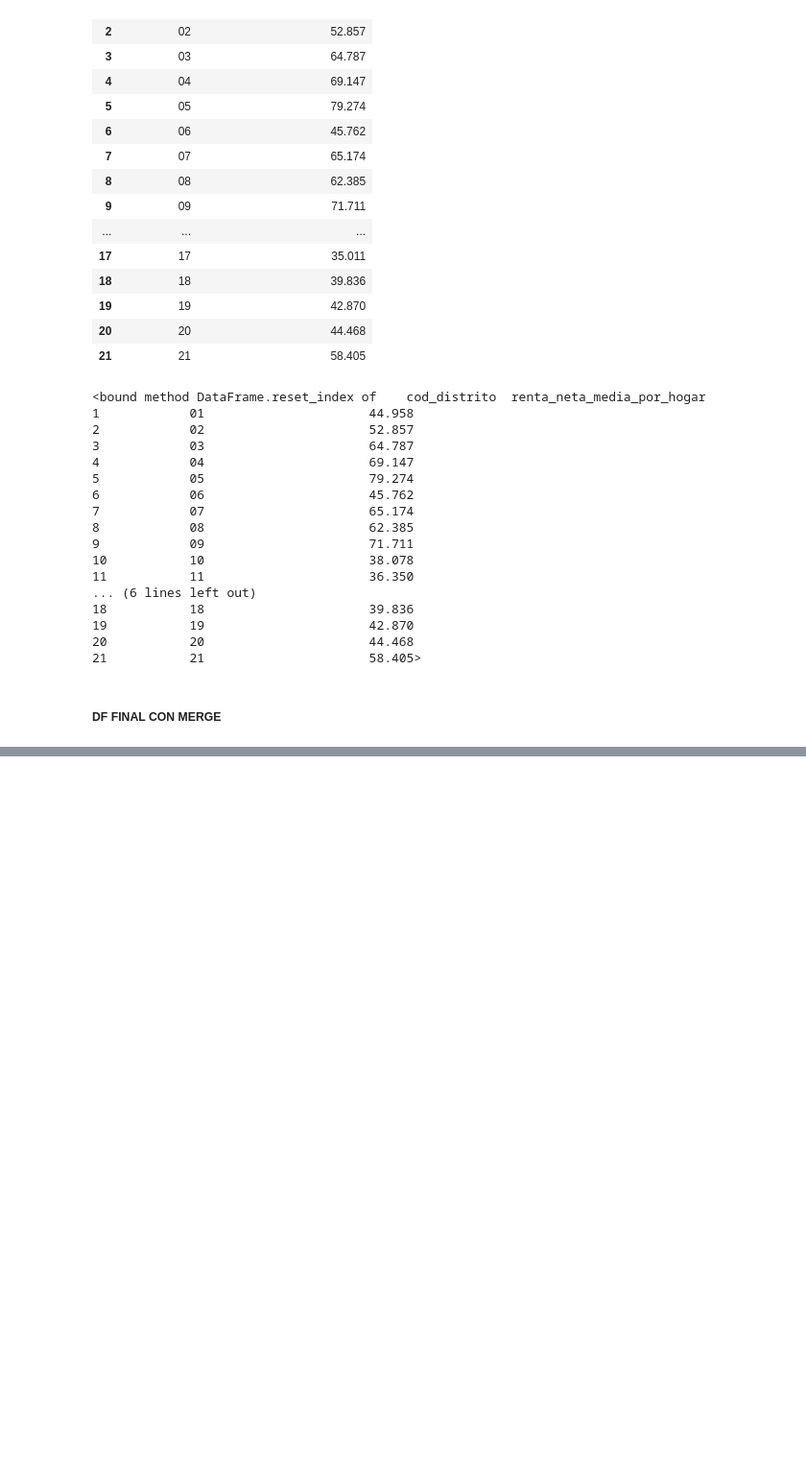
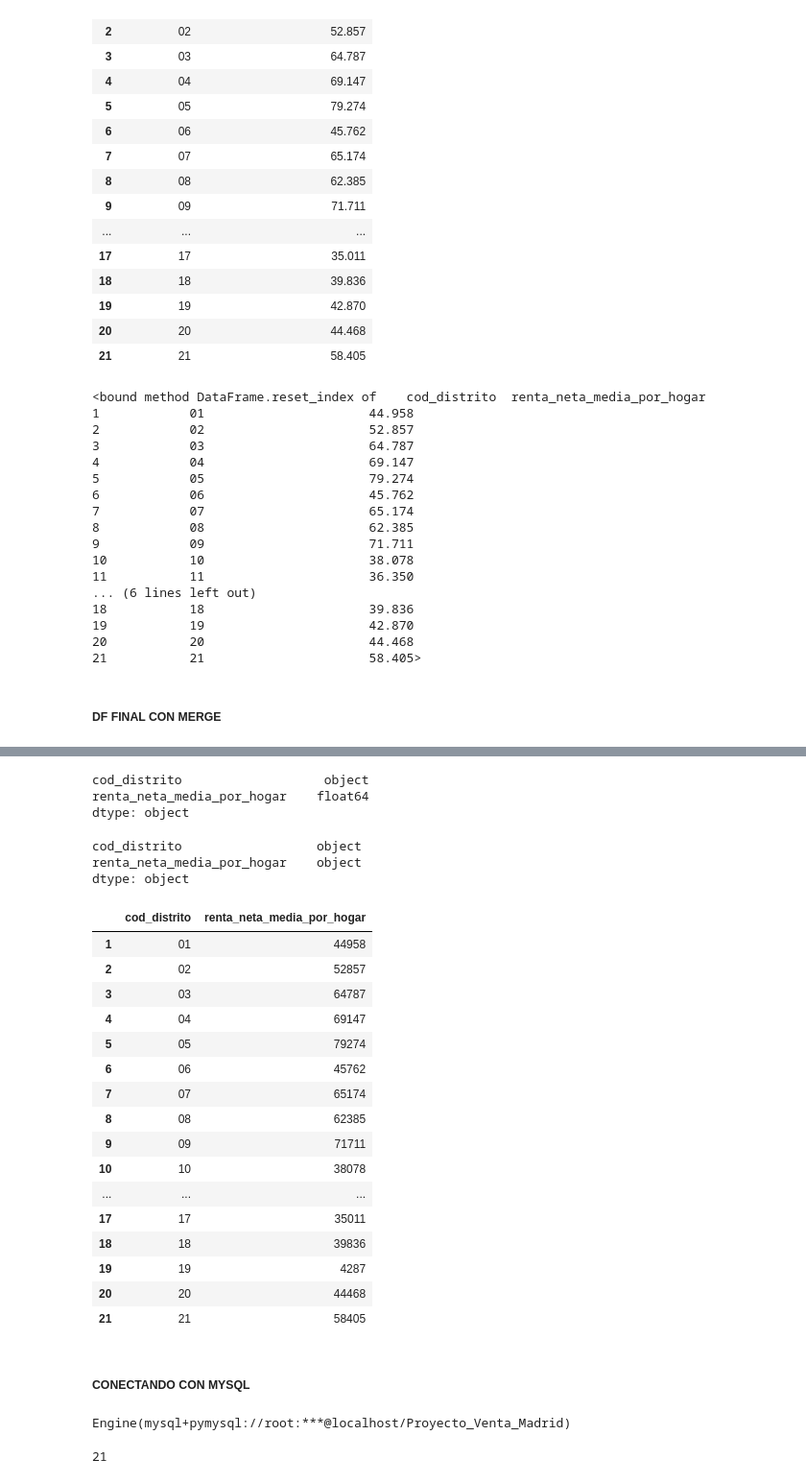
Before and after one commit to carmamenriosrodriguez/Proyecto-Venta-Madrid, a Jupyter notebook: Limpieza_Madrid.ipynb, the cells around one changed output, grey strips where cells are left out. Shown at 96% size. Saved outputs shown, nothing was run; the diff lists cells and outputs as text; code cells hidden in the pictures; blank space fills up the shorter version.

```diff
--- a/Limpieza_Madrid.ipynb
+++ b/Limpieza_Madrid.ipynb
@@ -474,3 +474,39 @@ df_final.head(10)
 | 9 | madrid | chamberi | Piso en Blanca de Navarra, 4, Alm... | 1847800 | 139 | 2.0 | S | 3ª | 0 | ... |
 # %%
 df_final.to_csv('df_final.csv', index=False)
+# %%
+df_renta.dtypes
+# %% [output]
+cod_distrito                   object
+renta_neta_media_por_hogar    float64
+dtype: object
+# %%
+df_renta['renta_neta_media_por_hogar'] = df_renta['renta_neta_media_por_hogar'].astype(str)
+# %%
+df_renta.dtypes
+# %% [output]
+cod_distrito                  object
+renta_neta_media_por_hogar    object
+dtype: object
+# %%
+df_renta['renta_neta_media_por_hogar'] = df_renta['renta_neta_media_por_hogar'].apply(lambda x: x.replace('.',''))
+# %%
+df_renta
+# %% [output]
+|  | cod_distrito | renta_neta_media_por_hogar |
+| 1 | 01 | 44958 |
+| 2 | 02 | 52857 |
+| 3 | 03 | 64787 |
+| 4 | 04 | 69147 |
+| 5 | 05 | 79274 |
+| 6 | 06 | 45762 |
+| 7 | 07 | 65174 |
+| 8 | 08 | 62385 |
+| 9 | 09 | 71711 |
+| 10 | 10 | 38078 |
+| ... | ... | ... |
+| 17 | 17 | 35011 |
+| 18 | 18 | 39836 |
+| 19 | 19 | 4287 |
+| 20 | 20 | 44468 |
+| 21 | 21 | 58405 |
@@ -476,0 +515,2 @@ df_final.to_csv('df_final.csv', index=False)
+# %% [markdown]
+##### CONECTANDO CON MYSQL
@@ -476,0 +524,12 @@ df_final.to_csv('df_final.csv', index=False)
+# %%
+bd = "Proyecto_Venta_Madrid"
+connection_string = 'mysql+pymysql://root:' + password + '@localhost/'+bd
+engine = create_engine(connection_string)
+engine
+# %% [output]
+Engine(mysql+pymysql://root:***@localhost/Proyecto_Venta_Madrid)
+# %%
+df_madrid.to_sql('tabla_madrid', con=engine, if_exists='replace', index=False)
+df_renta.to_sql('tabla_renta', con=engine, if_exists='replace', index=False)
+# %% [output]
+21
```
Also changed, not shown: parts of 2 cells of this notebook.
